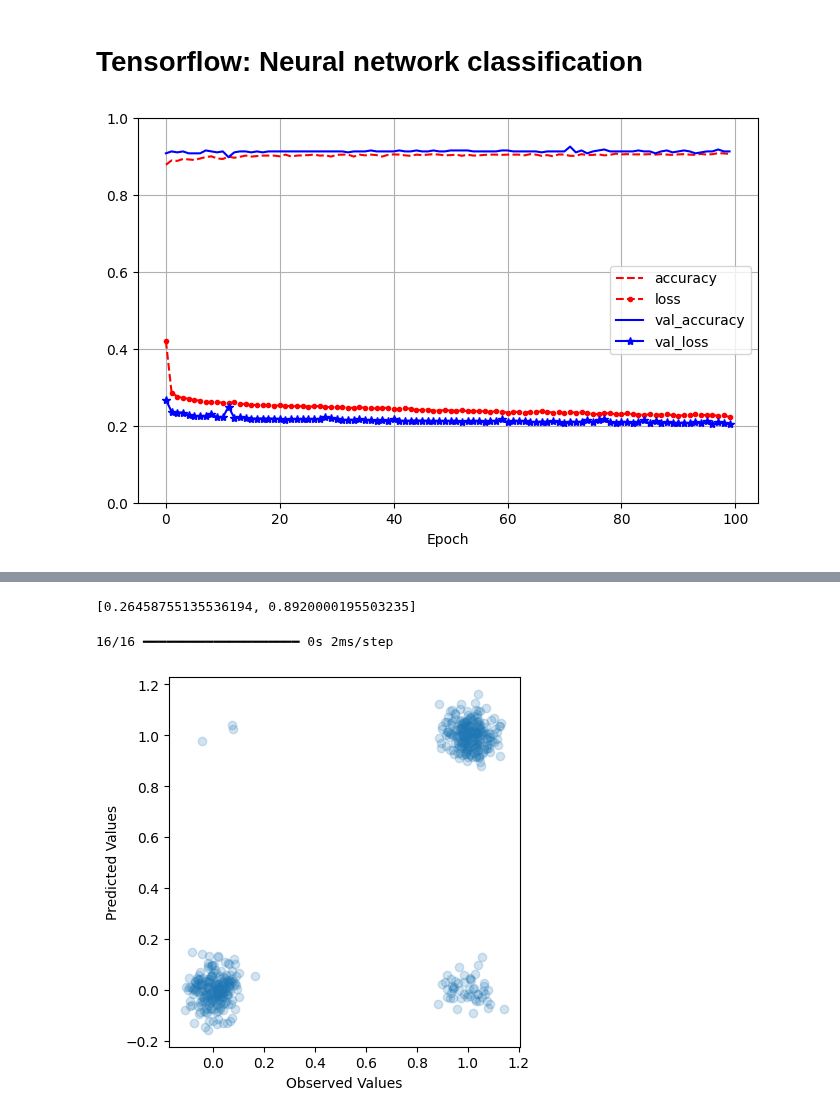
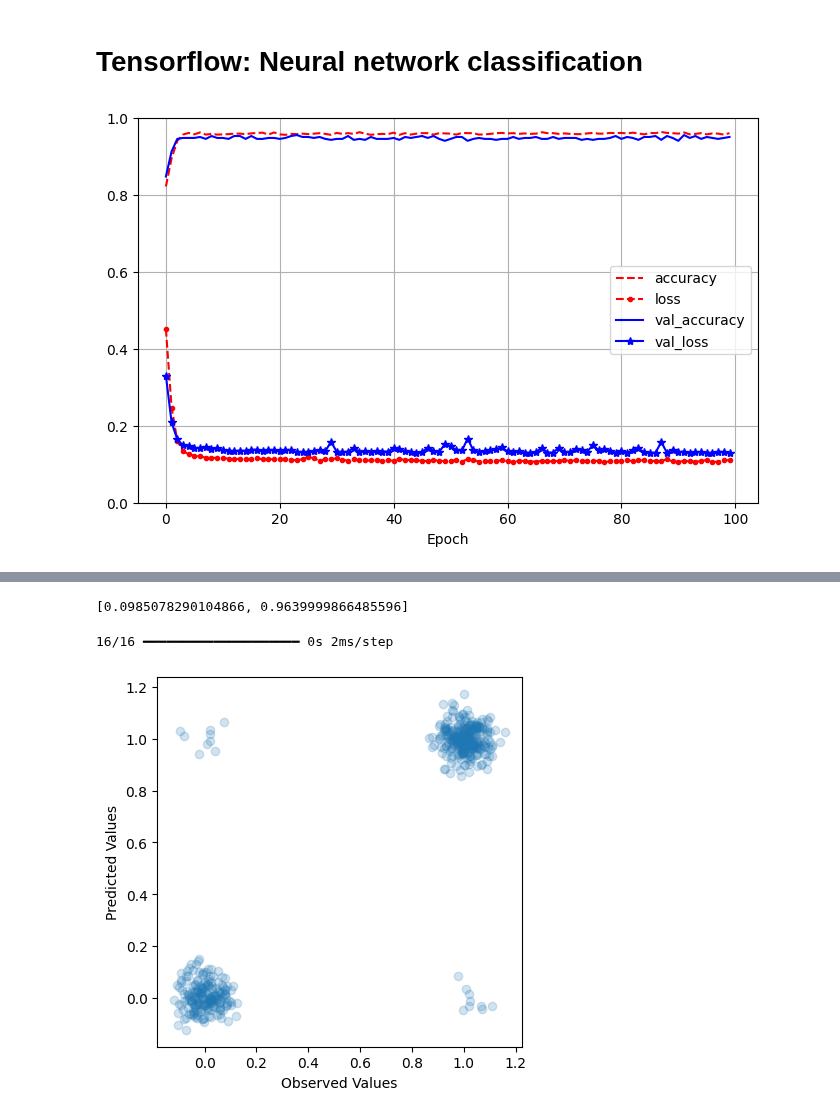
Before and after one commit to raspberrypipress/ai-projects-raspberrypi, a Jupyter notebook: code/ch03/Analyse CPU Data TF.ipynb, the cells around one changed output, grey strips where cells are left out. Cells and saved outputs as stored; diff of their text form; code cells hidden in the pictures.

```diff
--- a/code/ch03/Analyse CPU Data TF.ipynb
+++ b/code/ch03/Analyse CPU Data TF.ipynb
@@ -9,3 +9,14 @@ import os
 import time
 from datetime import datetime
 import seaborn as sns
+
+df = pd.read_csv("readings-sample.csv", on_bad_lines='error')
+
+# Add a 5-point rolling average to smooth noise
+df_adjusted = df.copy()
+df_adjusted = df_adjusted.rolling(5).mean()
+
+# Because of the rolling average, the first 4 rows will have NaN
+# values. We can drop these rows.
+df_adjusted = df_adjusted.dropna()
+display(df_adjusted.shape, df_adjusted.head())
@@ -23,10 +30,0 @@ display(df.shape, df.head())
-# %%
-# 5-point rolling average to smooth noise
-df_adjusted = df.copy()
-rolling_cols = ['cpu_speed', 'volts', 'load_avg', 'cpu_pct']
-df_adjusted[rolling_cols] = df_adjusted[rolling_cols].rolling(window=5).mean()
-
-sns.heatmap(df.corr(), annot=True)
-plt.show()
-sns.heatmap(df_adjusted.corr(), annot=True)
-plt.show()
@@ -186,10 +200,11 @@ def rand_jitter(arr):
 
 feature_cols = ["load_avg", "temp"]
 # feature_cols = ["cpu_pct", "load_avg", "cpu_speed", "temp"]
+df_data["voltage_level"] = df_data.volts.apply(lambda x: 1 if x >= .825 else 0)
 
 # Separate the feature data from the target data we want to predict.
 X = df_data[feature_cols]
-y = df_data.fan_state
+y = df_data.voltage_level
 
 X_train, X_test, y_train, y_test = train_test_split(X, y, test_size=.2)
 
@@ -207,31 +222,31 @@ dnn_model = tf.keras.Sequential([
 # dnn_model.compile(loss='sparse_categorical_crossentropy', # use this for "sparse labels"
 #                   optimizer="sgd",
 #                   metrics=["accuracy"]
 # )
 dnn_model.compile(loss='binary_crossentropy',
                   optimizer="adam",
                   metrics=["accuracy"]
 )
 
 history = dnn_model.fit(
     X_train,
     y_train,
     epochs=100,
     verbose=0,
     validation_split = 0.2)
 
 pd.DataFrame(history.history).plot(
     figsize=(8, 5), ylim=[0, 1], grid=True, xlabel="Epoch",
     style=["r--", "r--.", "b-", "b-*"])
 plt.show()
 
 display(dnn_model.evaluate(X_test, y_test, verbose=1))
 
 y_proba = dnn_model.predict(X_test)
 # y_pred = y_proba.argmax(axis=-1) # use this for "sparse labels"
 y_pred = np.array([1 if x >= 0.5 else 0 for x in tf.squeeze(y_proba)])
 
 plot_scatter(rand_jitter(y_test), rand_jitter(y_pred), 'Observed Values', 'Predicted Values')
 plot_hist(y_pred-y_test, 'Prediction Error', 'Count')
 # %% [output]
-[figure, old version]
+[figure, new version]
@@ -239,3 +254,3 @@ plot_hist(y_pred-y_test, 'Prediction Error', 'Count')
-[0.26458755135536194, 0.8920000195503235]
+[0.0985078290104866, 0.9639999866485596]
 16/16 ━━━━━━━━━━━━━━━━━━━━ 0s 2ms/step
-[figure, old version]
+[figure, new version]
```
Also changed, not shown: parts of 5 cells of this notebook, 1 other file.
